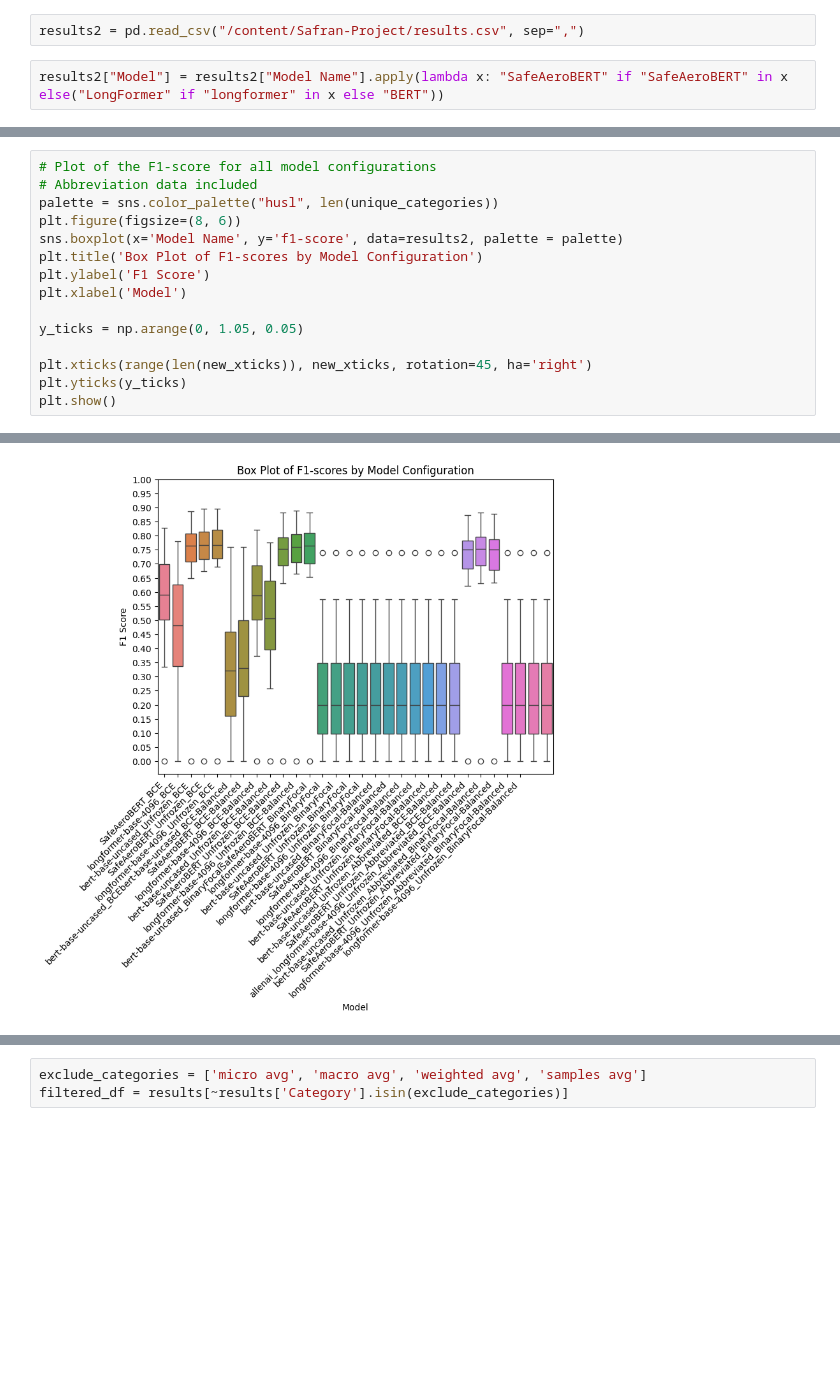
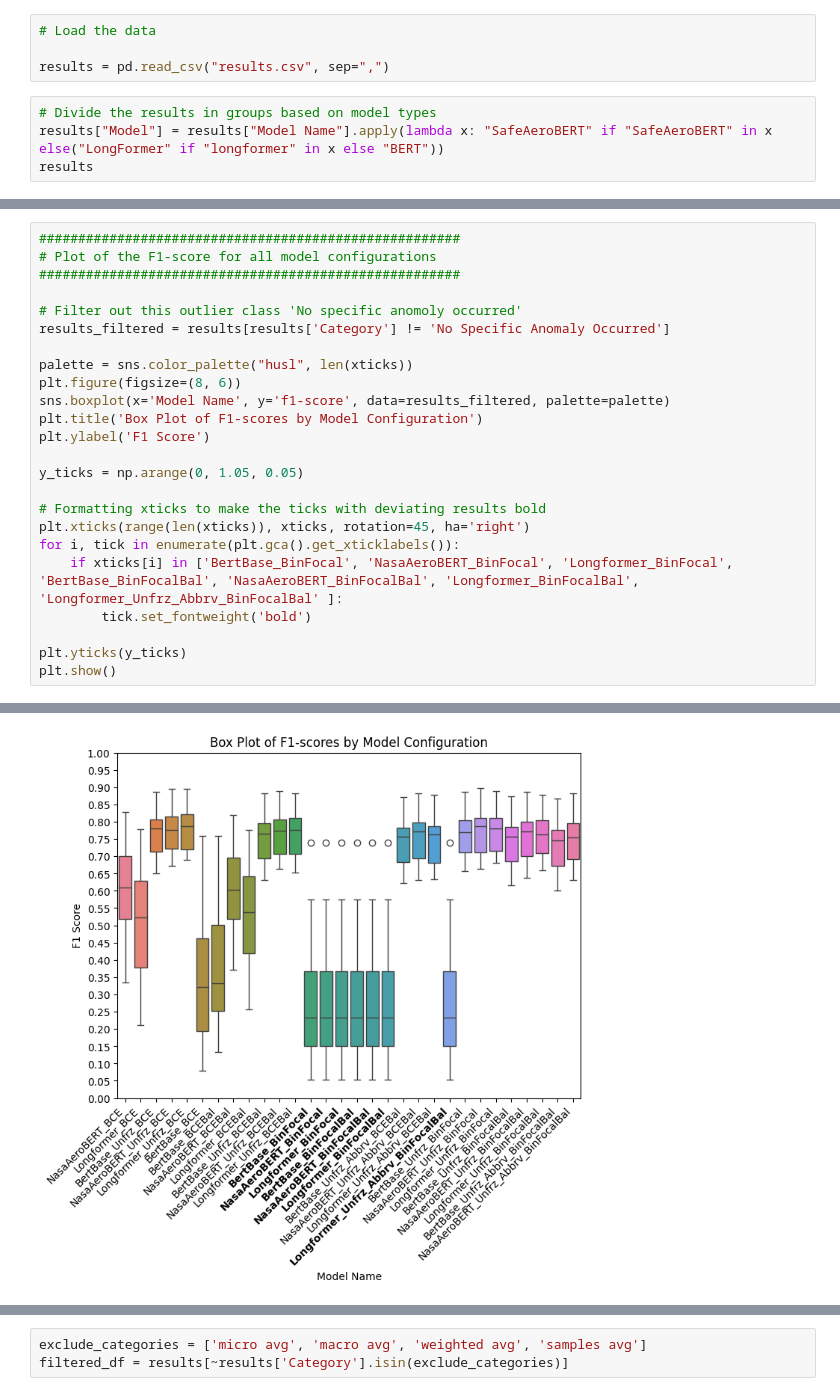
Before and after one commit to Gogonemnem/Safran-Project, a Jupyter notebook: Visualization_plot.ipynb, the cells around one changed output, grey strips where cells are left out. Drawn from its saved outputs; the diff is of its cells as text; blank space fills up the shorter version.

```diff
--- a/Visualization_plot.ipynb
+++ b/Visualization_plot.ipynb
@@ -17,4 +18,8 @@ Resolving deltas: 100% (132/132), done.
 # %%
-results2 = pd.read_csv("/content/Safran-Project/results.csv", sep=",")
+# Load the data
+
+results = pd.read_csv("results.csv", sep=",")
 # %%
-results2["Model"] = results2["Model Name"].apply(lambda x: "SafeAeroBERT" if "SafeAeroBERT" in x else("LongFormer" if "longformer" in x else "BERT"))
+# Divide the results in groups based on model types
+results["Model"] = results["Model Name"].apply(lambda x: "SafeAeroBERT" if "SafeAeroBERT" in x else("LongFormer" if "longformer" in x else "BERT"))
+results
@@ -80,16 +70,25 @@ new_xticks = ['SafeAeroBERT_BCE', 'longformer-base-4096_BCE',
 # %%
+######################################################
 # Plot of the F1-score for all model configurations
-# Abbreviation data included
-palette = sns.color_palette("husl", len(unique_categories))
+######################################################
+
+# Filter out this outlier class 'No specific anomoly occurred'
+results_filtered = results[results['Category'] != 'No Specific Anomaly Occurred']
+
+palette = sns.color_palette("husl", len(xticks))
 plt.figure(figsize=(8, 6))
-sns.boxplot(x='Model Name', y='f1-score', data=results2, palette = palette)
+sns.boxplot(x='Model Name', y='f1-score', data=results_filtered, palette=palette)
 plt.title('Box Plot of F1-scores by Model Configuration')
 plt.ylabel('F1 Score')
-plt.xlabel('Model')
 
 y_ticks = np.arange(0, 1.05, 0.05)
 
-plt.xticks(range(len(new_xticks)), new_xticks, rotation=45, ha='right')
+# Formatting xticks to make the ticks with deviating results bold
+plt.xticks(range(len(xticks)), xticks, rotation=45, ha='right')
+for i, tick in enumerate(plt.gca().get_xticklabels()):
+    if xticks[i] in ['BertBase_BinFocal', 'NasaAeroBERT_BinFocal', 'Longformer_BinFocal', 'BertBase_BinFocalBal', 'NasaAeroBERT_BinFocalBal', 'Longformer_BinFocalBal', 'Longformer_Unfrz_Abbrv_BinFocalBal' ]:
+        tick.set_fontweight('bold')
+
 plt.yticks(y_ticks)
 plt.show()
 # %% [output]
@@ -96,3 +98,3 @@ plt.show()
-[figure, old version]
+[figure, new version]
 # %%
 import numpy as np
```
Also changed, not shown: parts of 19 cells of this notebook.
